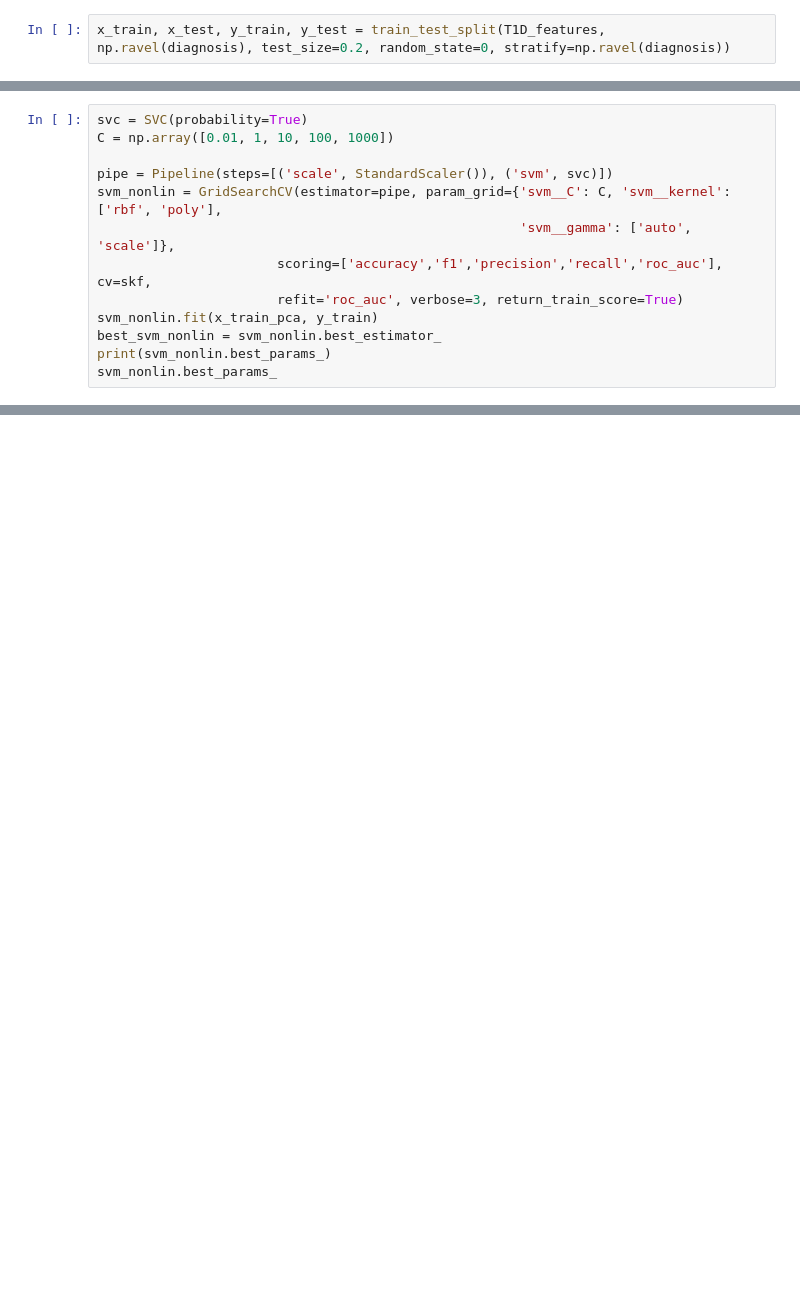
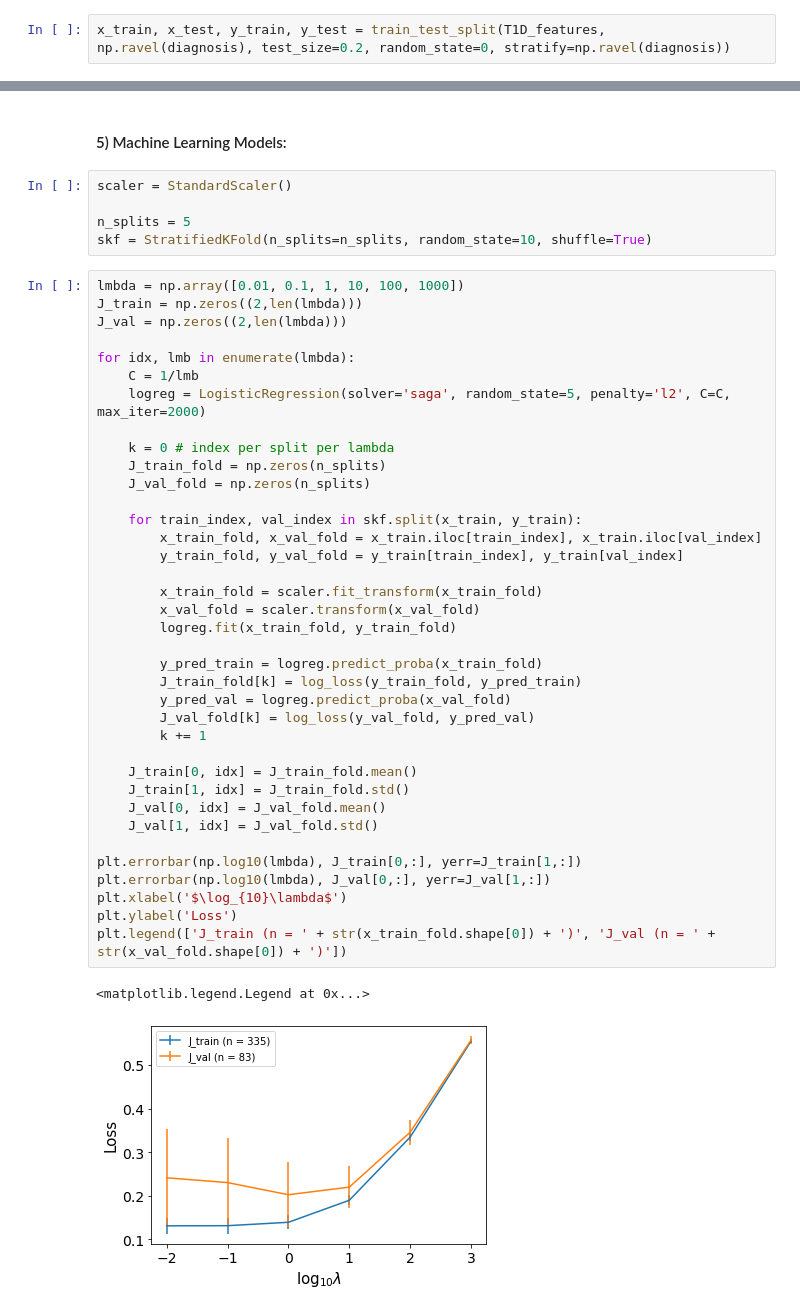
Before and after one commit to mlh-master/hw2_mlh-adi-efrat, a Jupyter notebook: HW2.ipynb, the cells around one changed output, grey strips where cells are left out. Saved outputs shown, nothing was run; the diff lists cells and outputs as text; blank space fills up the shorter version.

```diff
--- a/HW2.ipynb
+++ b/HW2.ipynb
@@ -581,13 +149,0 @@ Fitting 5 folds for each of 5 candidates, totalling 25 fits
-# %%
-svc = SVC(probability=True)
-C = np.array([0.01, 1, 10, 100, 1000])
-
-pipe = Pipeline(steps=[('scale', StandardScaler()), ('svm', svc)])
-svm_nonlin = GridSearchCV(estimator=pipe, param_grid={'svm__C': C, 'svm__kernel': ['rbf', 'poly'],
-                                                      'svm__gamma': ['auto', 'scale']},
-                       scoring=['accuracy','f1','precision','recall','roc_auc'], cv=skf,
-                       refit='roc_auc', verbose=3, return_train_score=True)
-svm_nonlin.fit(x_train_pca, y_train)
-best_svm_nonlin = svm_nonlin.best_estimator_
-print(svm_nonlin.best_params_)
-svm_nonlin.best_params_
@@ -733,0 +162,47 @@ Accuracy is 0.88
+# %% [markdown]
+#### 5) Machine Learning Models:
+# %%
+scaler = StandardScaler()
+
+n_splits = 5
+skf = StratifiedKFold(n_splits=n_splits, random_state=10, shuffle=True)
+# %%
+lmbda = np.array([0.01, 0.1, 1, 10, 100, 1000])
+J_train = np.zeros((2,len(lmbda)))
+J_val = np.zeros((2,len(lmbda)))
+
+for idx, lmb in enumerate(lmbda):
+    C = 1/lmb
+    logreg = LogisticRegression(solver='saga', random_state=5, penalty='l2', C=C, max_iter=2000)
+
+    k = 0 # index per split per lambda
+    J_train_fold = np.zeros(n_splits)
+    J_val_fold = np.zeros(n_splits)
+
+    for train_index, val_index in skf.split(x_train, y_train):
+        x_train_fold, x_val_fold = x_train.iloc[train_index], x_train.iloc[val_index]
+        y_train_fold, y_val_fold = y_train[train_index], y_train[val_index]
+
+        x_train_fold = scaler.fit_transform(x_train_fold)
+        x_val_fold = scaler.transform(x_val_fold)
+        logreg.fit(x_train_fold, y_train_fold)
+
+        y_pred_train = logreg.predict_proba(x_train_fold)
+        J_train_fold[k] = log_loss(y_train_fold, y_pred_train)
+        y_pred_val = logreg.predict_proba(x_val_fold)
+        J_val_fold[k] = log_loss(y_val_fold, y_pred_val)
+        k += 1
+
+    J_train[0, idx] = J_train_fold.mean()
+    J_train[1, idx] = J_train_fold.std()
+    J_val[0, idx] = J_val_fold.mean()
+    J_val[1, idx] = J_val_fold.std()
+
+plt.errorbar(np.log10(lmbda), J_train[0,:], yerr=J_train[1,:])
+plt.errorbar(np.log10(lmbda), J_val[0,:], yerr=J_val[1,:])
+plt.xlabel('$\log_{10}\lambda$')
+plt.ylabel('Loss')
+plt.legend(['J_train (n = ' + str(x_train_fold.shape[0]) + ')', 'J_val (n = ' + str(x_val_fold.shape[0]) + ')'])
+# %% [output]
+<matplotlib.legend.Legend at 0x...>
+[figure, added]
```
Also changed, not shown: parts of 85 cells of this notebook.
